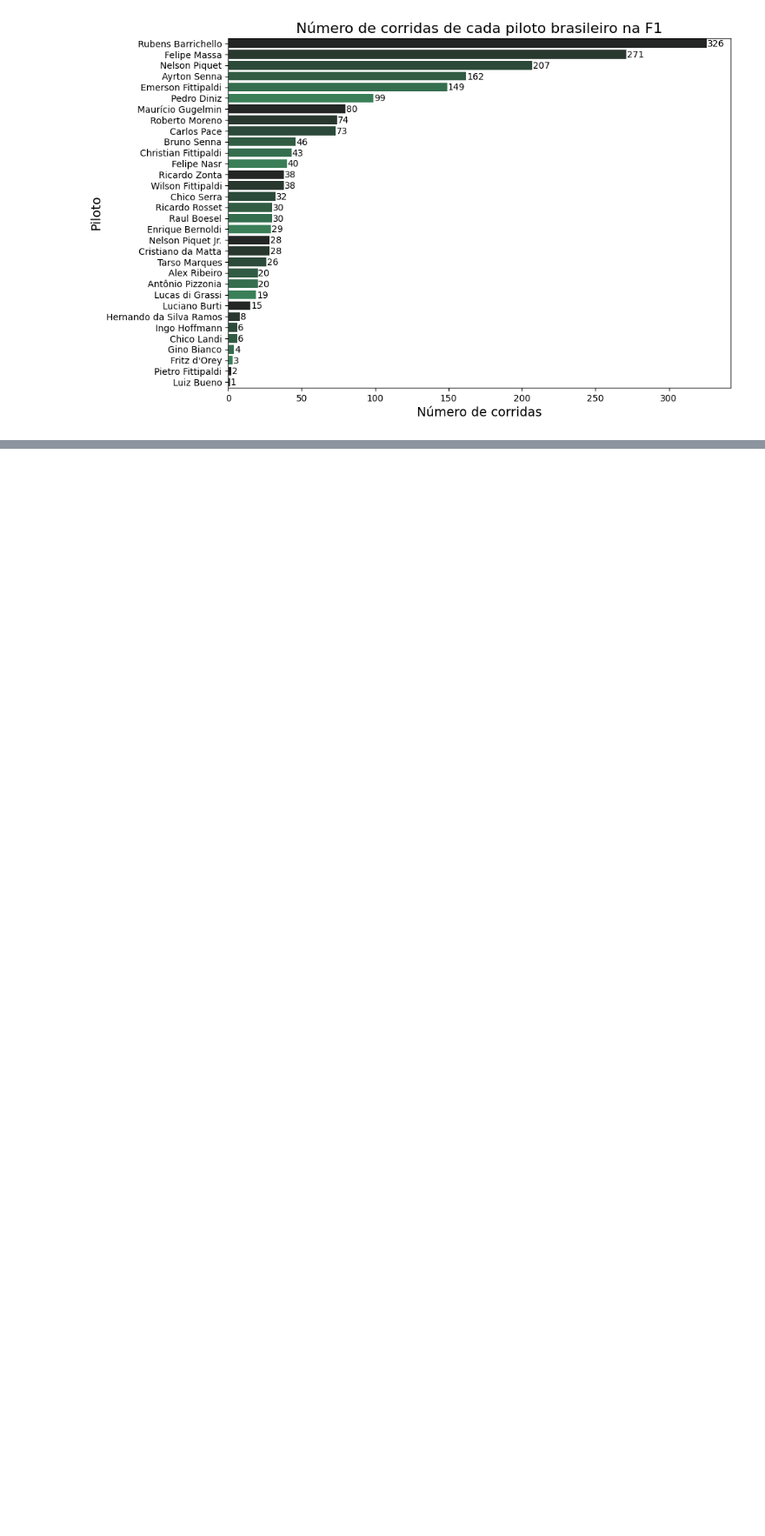
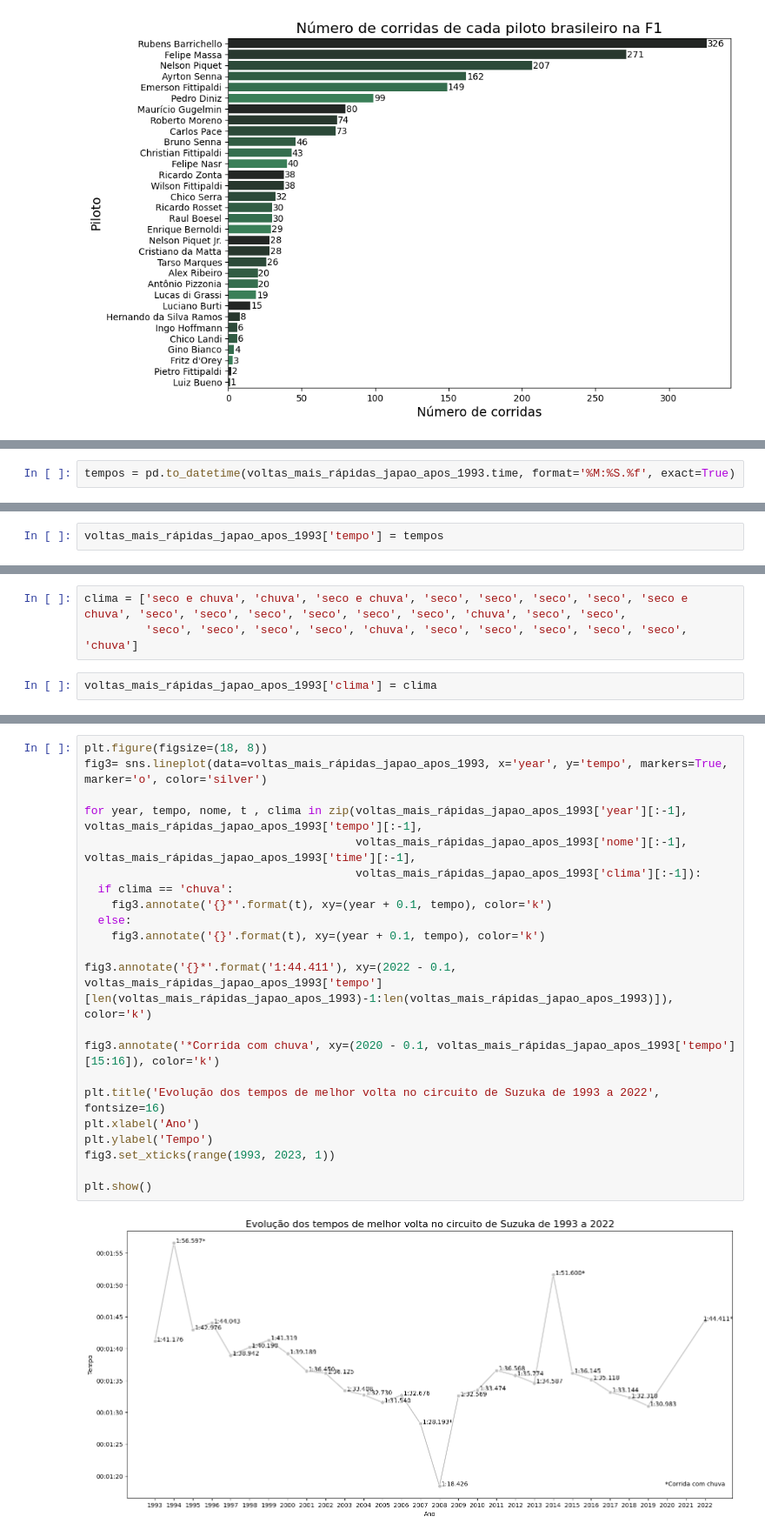
Before and after one commit to ewerton-lemes/Analise_de_dados_da_F1, a Jupyter notebook: Análise_de_dados_da_Formula_1.ipynb, the cells around one changed output, grey strips where cells are left out. Shown at 87% size. Drawn from its saved outputs; the diff is of its cells as text; blank space fills up the shorter version.

```diff
--- a/Análise_de_dados_da_Formula_1.ipynb
+++ b/Análise_de_dados_da_Formula_1.ipynb
@@ -459,0 +828,2 @@ plt.show()
+# %%
+tempos = pd.to_datetime(voltas_mais_rápidas_japao_apos_1993.time, format='%M:%S.%f', exact=True)
@@ -459,0 +862,2 @@ plt.show()
+# %%
+voltas_mais_rápidas_japao_apos_1993['tempo'] = tempos
@@ -459,0 +884,5 @@ plt.show()
+# %%
+clima = ['seco e chuva', 'chuva', 'seco e chuva', 'seco', 'seco', 'seco', 'seco', 'seco e chuva', 'seco', 'seco', 'seco', 'seco', 'seco', 'seco', 'chuva', 'seco', 'seco',
+         'seco', 'seco', 'seco', 'seco', 'chuva', 'seco', 'seco', 'seco', 'seco', 'seco', 'chuva']
+# %%
+voltas_mais_rápidas_japao_apos_1993['clima'] = clima
@@ -459,0 +904,24 @@ plt.show()
+# %%
+plt.figure(figsize=(18, 8))
+fig3= sns.lineplot(data=voltas_mais_rápidas_japao_apos_1993, x='year', y='tempo', markers=True, marker='o', color='silver')
+
+for year, tempo, nome, t , clima in zip(voltas_mais_rápidas_japao_apos_1993['year'][:-1], voltas_mais_rápidas_japao_apos_1993['tempo'][:-1],
+                                        voltas_mais_rápidas_japao_apos_1993['nome'][:-1], voltas_mais_rápidas_japao_apos_1993['time'][:-1],
+                                        voltas_mais_rápidas_japao_apos_1993['clima'][:-1]):
+  if clima == 'chuva':
+    fig3.annotate('{}*'.format(t), xy=(year + 0.1, tempo), color='k')
+  else:
+    fig3.annotate('{}'.format(t), xy=(year + 0.1, tempo), color='k')
+
+fig3.annotate('{}*'.format('1:44.411'), xy=(2022 - 0.1, voltas_mais_rápidas_japao_apos_1993['tempo'][len(voltas_mais_rápidas_japao_apos_1993)-1:len(voltas_mais_rápidas_japao_apos_1993)]), color='k')
+
+fig3.annotate('*Corrida com chuva', xy=(2020 - 0.1, voltas_mais_rápidas_japao_apos_1993['tempo'][15:16]), color='k')
+
+plt.title('Evolução dos tempos de melhor volta no circuito de Suzuka de 1993 a 2022', fontsize=16)
+plt.xlabel('Ano')
+plt.ylabel('Tempo')
+fig3.set_xticks(range(1993, 2023, 1))
+
+plt.show()
+# %% [output]
+[figure, added]
```
Also changed, not shown: parts of 56 cells of this notebook.
